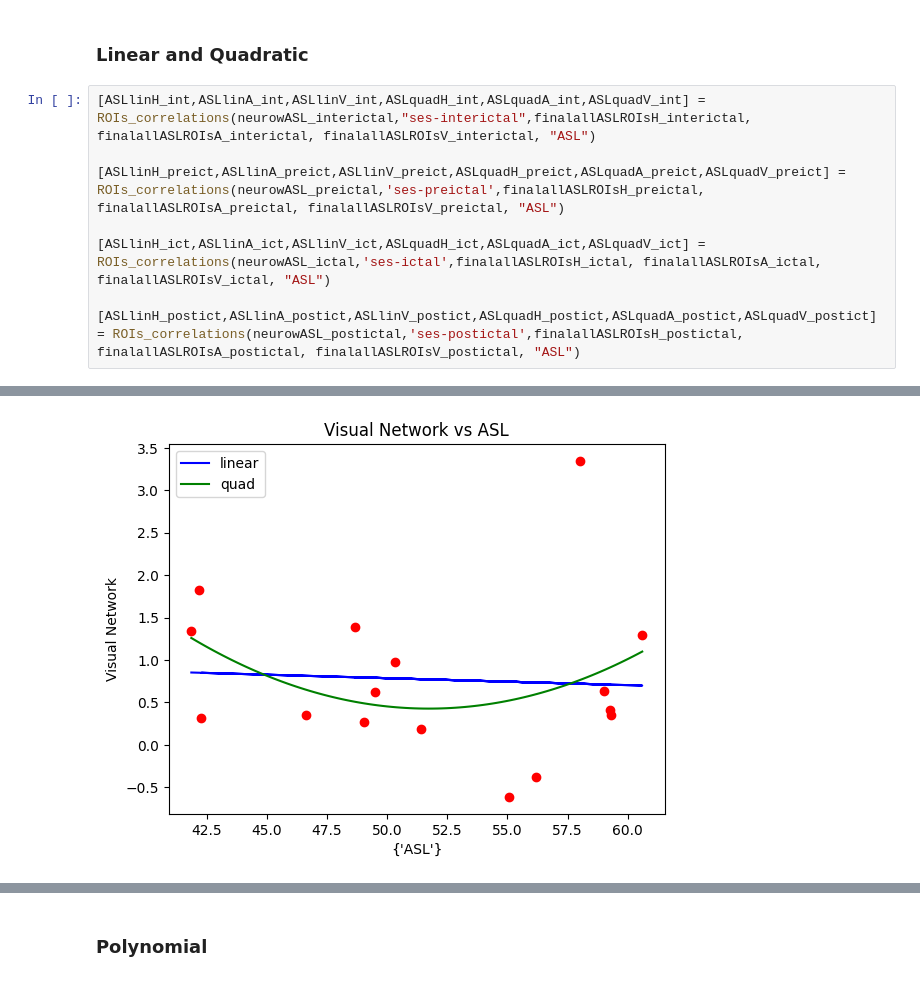
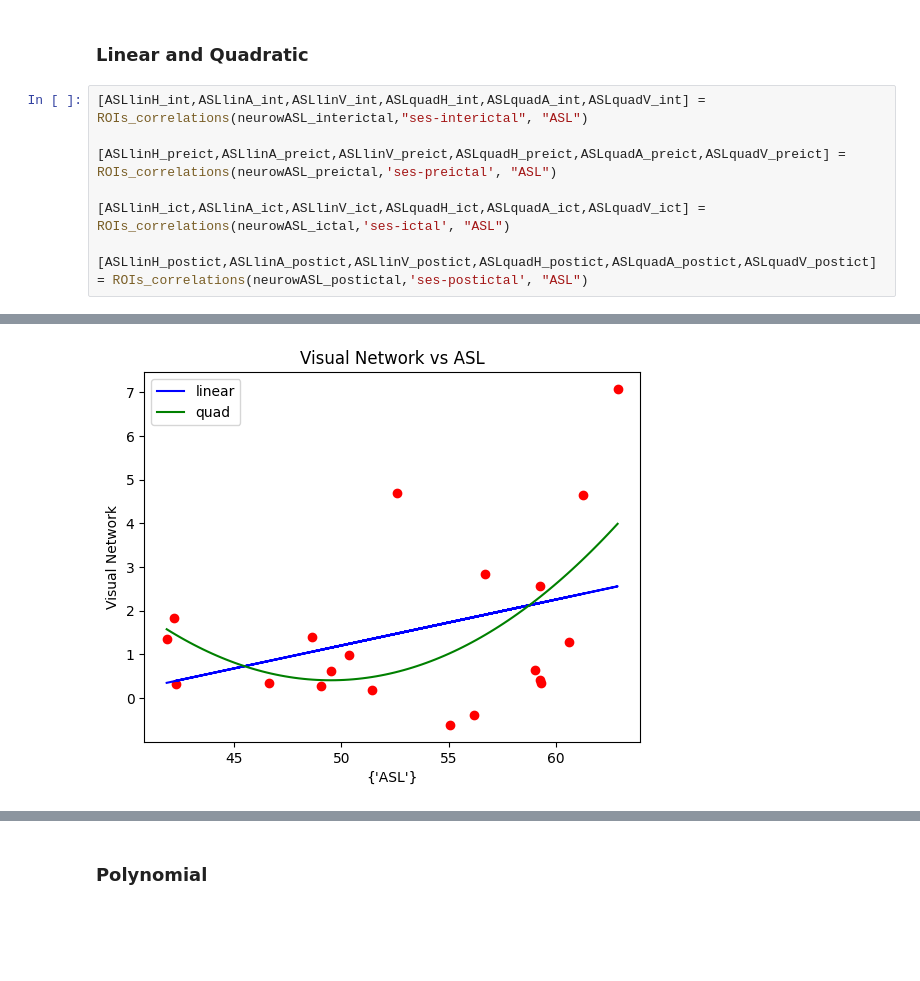
Before and after one commit to beatrzm/Thesis, a Jupyter notebook: correlations/rois_correlation.ipynb, the cells around one changed output, grey strips where cells are left out. Drawn from its saved outputs; the diff is of its cells as text; blank space fills up the shorter version.

Commit message:
better graphs

```diff
--- a/correlations/rois_correlation.ipynb
+++ b/correlations/rois_correlation.ipynb
@@ -1366,11 +1473,11 @@ def boxplots_poly(polylist, ses, metric):
 # %% [markdown]
 ### Linear and Quadratic
 # %%
-[ASLlinH_int,ASLlinA_int,ASLlinV_int,ASLquadH_int,ASLquadA_int,ASLquadV_int] = ROIs_correlations(neurowASL_interictal,"ses-interictal",finalallASLROIsH_interictal, finalallASLROIsA_interictal, finalallASLROIsV_interictal, "ASL")
+[ASLlinH_int,ASLlinA_int,ASLlinV_int,ASLquadH_int,ASLquadA_int,ASLquadV_int] = ROIs_correlations(neurowASL_interictal,"ses-interictal", "ASL")
 
-[ASLlinH_preict,ASLlinA_preict,ASLlinV_preict,ASLquadH_preict,ASLquadA_preict,ASLquadV_preict] = ROIs_correlations(neurowASL_preictal,'ses-preictal',finalallASLROIsH_preictal, finalallASLROIsA_preictal, finalallASLROIsV_preictal, "ASL")
+[ASLlinH_preict,ASLlinA_preict,ASLlinV_preict,ASLquadH_preict,ASLquadA_preict,ASLquadV_preict] = ROIs_correlations(neurowASL_preictal,'ses-preictal', "ASL")
 
-[ASLlinH_ict,ASLlinA_ict,ASLlinV_ict,ASLquadH_ict,ASLquadA_ict,ASLquadV_ict] = ROIs_correlations(neurowASL_ictal,'ses-ictal',finalallASLROIsH_ictal, finalallASLROIsA_ictal, finalallASLROIsV_ictal, "ASL")
+[ASLlinH_ict,ASLlinA_ict,ASLlinV_ict,ASLquadH_ict,ASLquadA_ict,ASLquadV_ict] = ROIs_correlations(neurowASL_ictal,'ses-ictal', "ASL")
 
-[ASLlinH_postict,ASLlinA_postict,ASLlinV_postict,ASLquadH_postict,ASLquadA_postict,ASLquadV_postict] = ROIs_correlations(neurowASL_postictal,'ses-postictal',finalallASLROIsH_postictal, finalallASLROIsA_postictal, finalallASLROIsV_postictal, "ASL")
+[ASLlinH_postict,ASLlinA_postict,ASLlinV_postict,ASLquadH_postict,ASLquadA_postict,ASLquadV_postict] = ROIs_correlations(neurowASL_postictal,'ses-postictal', "ASL")
 # %% [output]
@@ -1379 +1486 @@ def boxplots_poly(polylist, ses, metric):
-[figure, old version]
+[figure, new version]
```
Also changed, not shown: parts of 29 cells of this notebook, 1 other file.
